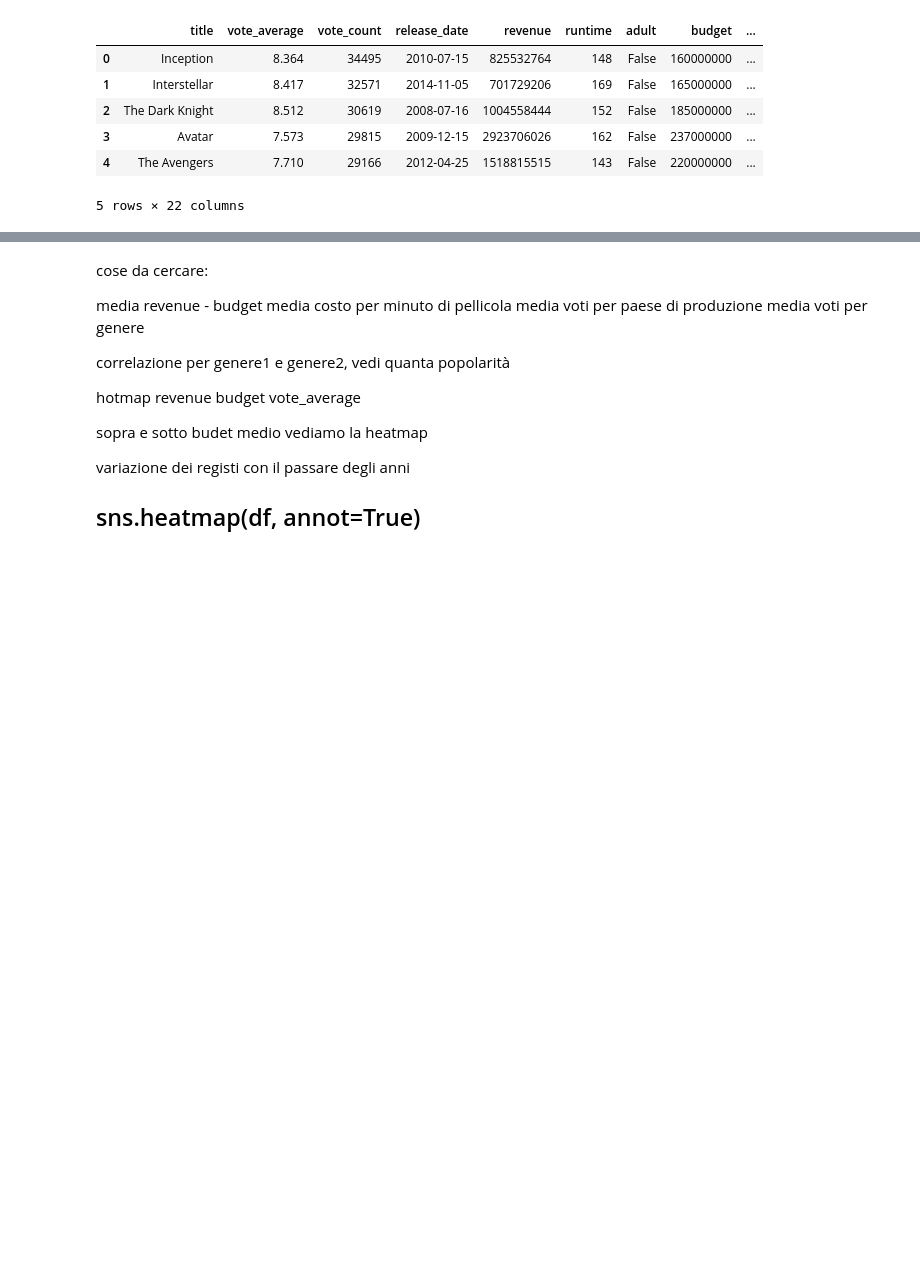
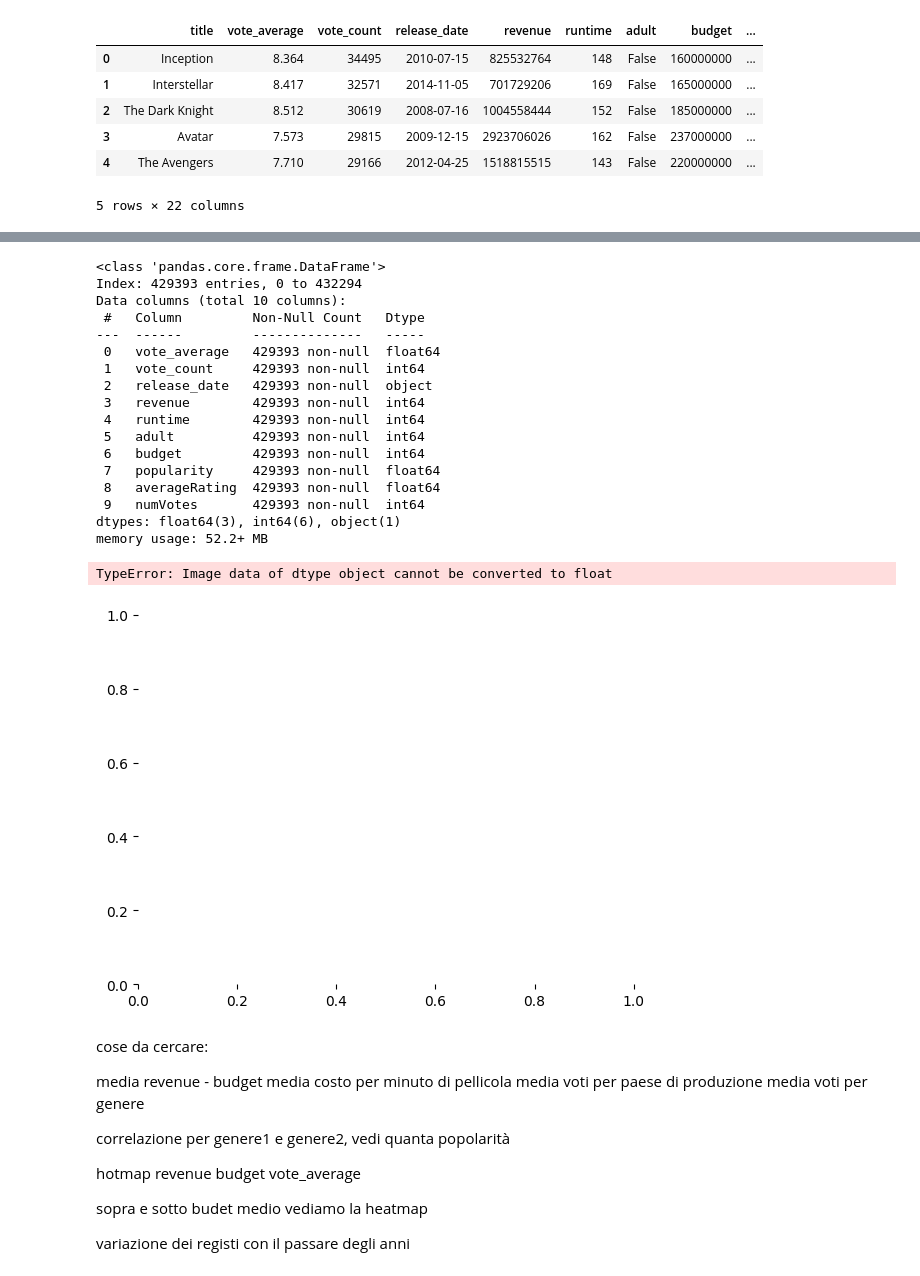
Before and after one commit to PierfrancescoChiucchiolo/Corso-Python, a Jupyter notebook: Lezione 19/Lezione 19 Esercitazione CSV.ipynb, the cells around one changed output, grey strips where cells are left out. Saved outputs shown, nothing was run; the diff lists cells and outputs as text; code cells hidden in the pictures; blank space fills up the shorter version.

```diff
--- a/Lezione 19/Lezione 19 Esercitazione CSV.ipynb
+++ b/Lezione 19/Lezione 19 Esercitazione CSV.ipynb
@@ -97,3 +114,30 @@ df_released.head()
+# %%
+## stampiamo la heatmap della sezione ristretta ai soli valori numerici
+
+df_numerico = df_released.drop(["title","original_language", "original_title", "overview", "tagline", "genres", "production_companies", "production_countries", "spoken_languages", "keywords", "directors", "writers"], axis = 1)
+df_numerico.info()
+
+sns.heatmap(df_numerico, annot=True)
+# %% [output]
+<class 'pandas.core.frame.DataFrame'>
+Index: 429393 entries, 0 to 432294
+Data columns (total 10 columns):
+ #   Column         Non-Null Count   Dtype
+---  ------         --------------   -----
+ 0   vote_average   429393 non-null  float64
+ 1   vote_count     429393 non-null  int64
+ 2   release_date   429393 non-null  object
+ 3   revenue        429393 non-null  int64
+ 4   runtime        429393 non-null  int64
+ 5   adult          429393 non-null  int64
+ 6   budget         429393 non-null  int64
+ 7   popularity     429393 non-null  float64
+ 8   averageRating  429393 non-null  float64
+ 9   numVotes       429393 non-null  int64
+dtypes: float64(3), int64(6), object(1)
+memory usage: 52.2+ MB
+TypeError: Image data of dtype object cannot be converted to float
+[figure, added]
 # %% [markdown]
 cose da cercare:
 
@@ -109,5 +153,3 @@ hotmap revenue budget vote_average
 sopra e sotto budet medio vediamo la heatmap
 
 variazione dei registi con il passare degli anni
-
-## sns.heatmap(df, annot=True)
```
Also changed, not shown: parts of 2 cells of this notebook, 3 other files.
